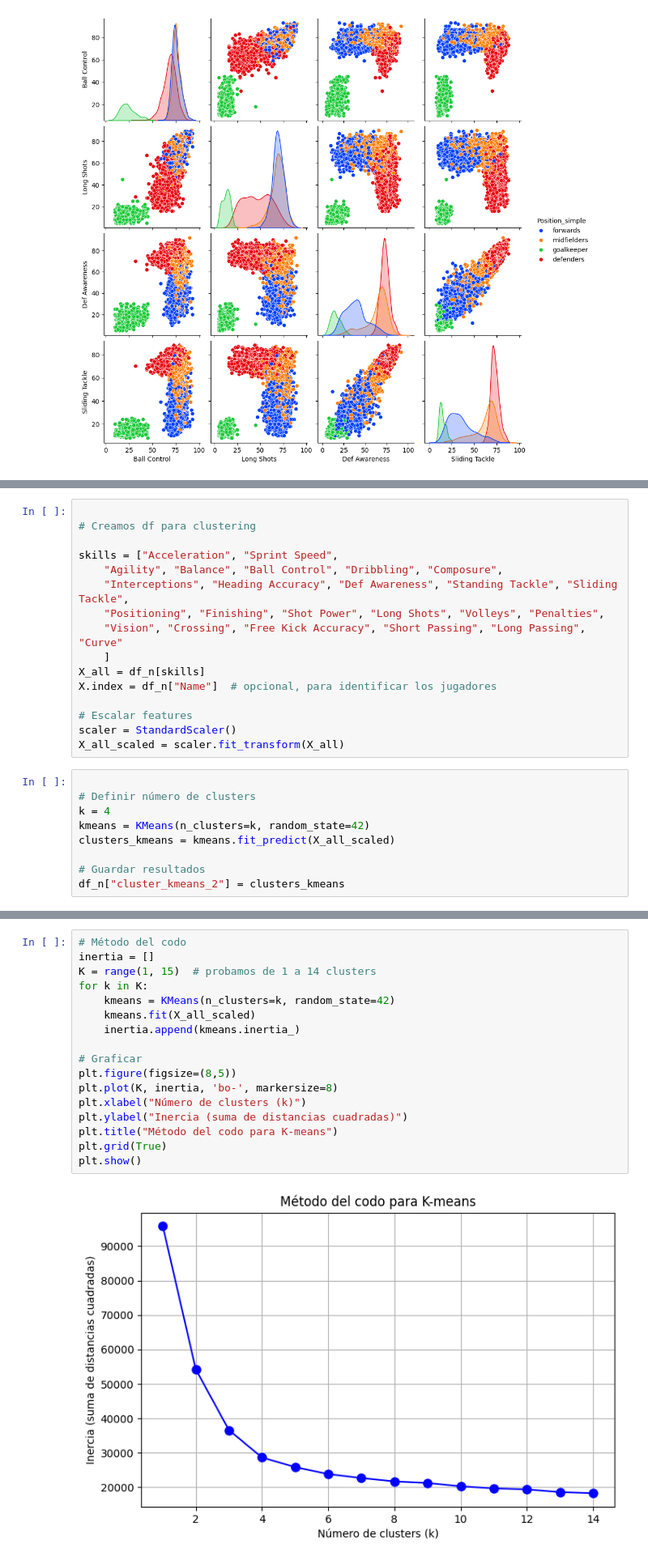
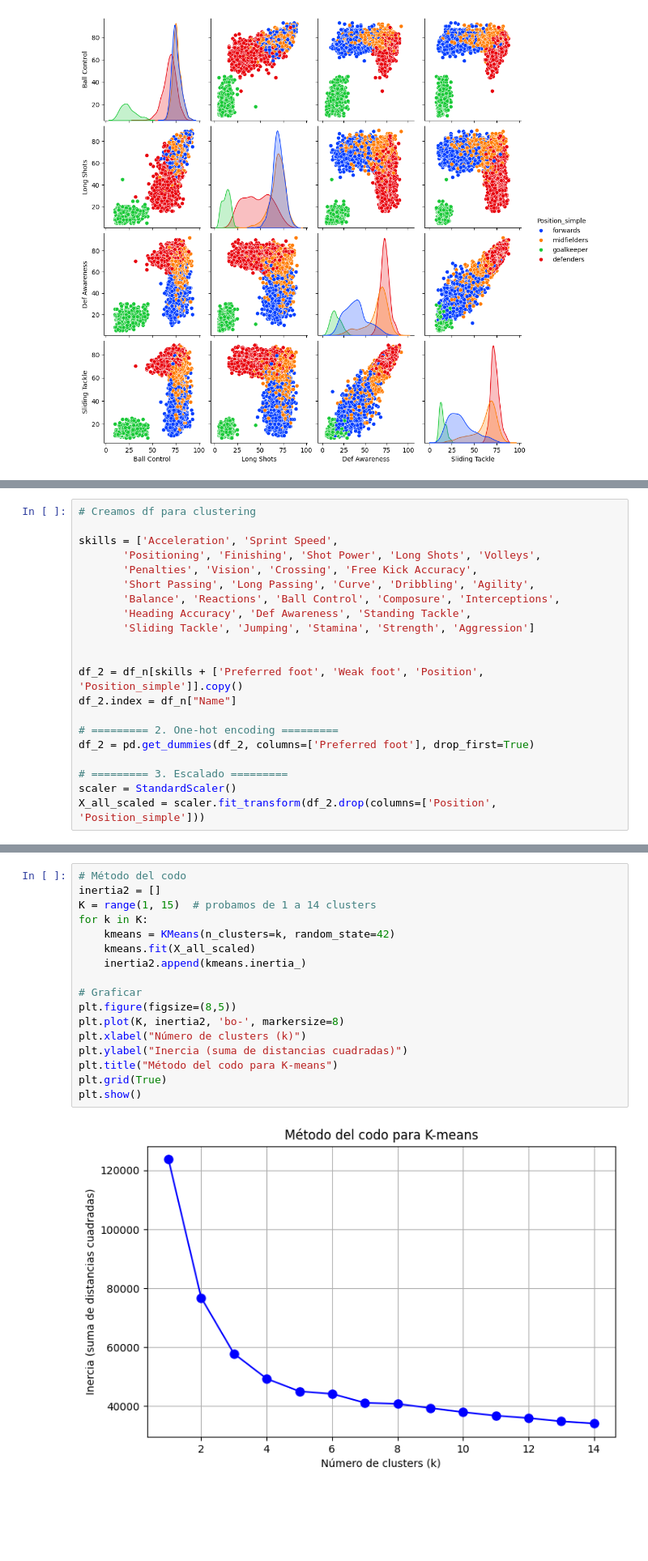
Before and after one commit to L-Ameneiro/AprendizajeNoSupervisado, a Jupyter notebook: practico/entregable.ipynb, the cells around one changed output, grey strips where cells are left out. Shown at 81% size. Drawn from its saved outputs; the diff is of its cells as text; blank space fills up the shorter version.

```diff
--- a/practico/entregable.ipynb
+++ b/practico/entregable.ipynb
@@ -661,25 +631,21 @@ Excluyo las features de PHY, así como Reactions y Composure, ya que no tienen v
 # %%
-
 # Creamos df para clustering
 
-skills = ["Acceleration", "Sprint Speed",
-    "Agility", "Balance", "Ball Control", "Dribbling", "Composure",
-    "Interceptions", "Heading Accuracy", "Def Awareness", "Standing Tackle", "Sliding Tackle",
-    "Positioning", "Finishing", "Shot Power", "Long Shots", "Volleys", "Penalties",
-    "Vision", "Crossing", "Free Kick Accuracy", "Short Passing", "Long Passing", "Curve"
-    ]
-X_all = df_n[skills]
-X.index = df_n["Name"]  # opcional, para identificar los jugadores
+skills = ['Acceleration', 'Sprint Speed',
+       'Positioning', 'Finishing', 'Shot Power', 'Long Shots', 'Volleys',
+       'Penalties', 'Vision', 'Crossing', 'Free Kick Accuracy',
+       'Short Passing', 'Long Passing', 'Curve', 'Dribbling', 'Agility',
+       'Balance', 'Reactions', 'Ball Control', 'Composure', 'Interceptions',
+       'Heading Accuracy', 'Def Awareness', 'Standing Tackle',
+       'Sliding Tackle', 'Jumping', 'Stamina', 'Strength', 'Aggression']
 
-# Escalar features
+
+df_2 = df_n[skills + ['Preferred foot', 'Weak foot', 'Position', 'Position_simple']].copy()
+df_2.index = df_n["Name"]
+
+# ========= 2. One-hot encoding =========
+df_2 = pd.get_dummies(df_2, columns=['Preferred foot'], drop_first=True)
+
+# ========= 3. Escalado =========
 scaler = StandardScaler()
-X_all_scaled = scaler.fit_transform(X_all)
+X_all_scaled = scaler.fit_transform(df_2.drop(columns=['Position', 'Position_simple']))
-# %%
-
-# Definir número de clusters
-k = 4
-kmeans = KMeans(n_clusters=k, random_state=42)
-clusters_kmeans = kmeans.fit_predict(X_all_scaled)
-
-# Guardar resultados
-df_n["cluster_kmeans_2"] = clusters_kmeans
@@ -711,19 +654,19 @@ df_n.groupby("cluster_kmeans_2")[skills].mean()
 # %%
 # Método del codo
-inertia = []
+inertia2 = []
 K = range(1, 15)  # probamos de 1 a 14 clusters
 for k in K:
     kmeans = KMeans(n_clusters=k, random_state=42)
     kmeans.fit(X_all_scaled)
-    inertia.append(kmeans.inertia_)
+    inertia2.append(kmeans.inertia_)
 
 # Graficar
 plt.figure(figsize=(8,5))
-plt.plot(K, inertia, 'bo-', markersize=8)
+plt.plot(K, inertia2, 'bo-', markersize=8)
 plt.xlabel("Número de clusters (k)")
 plt.ylabel("Inercia (suma de distancias cuadradas)")
 plt.title("Método del codo para K-means")
 plt.grid(True)
 plt.show()
 # %% [output]
-[figure, old version]
+[figure, new version]
```
Also changed, not shown: parts of 108 cells of this notebook.
